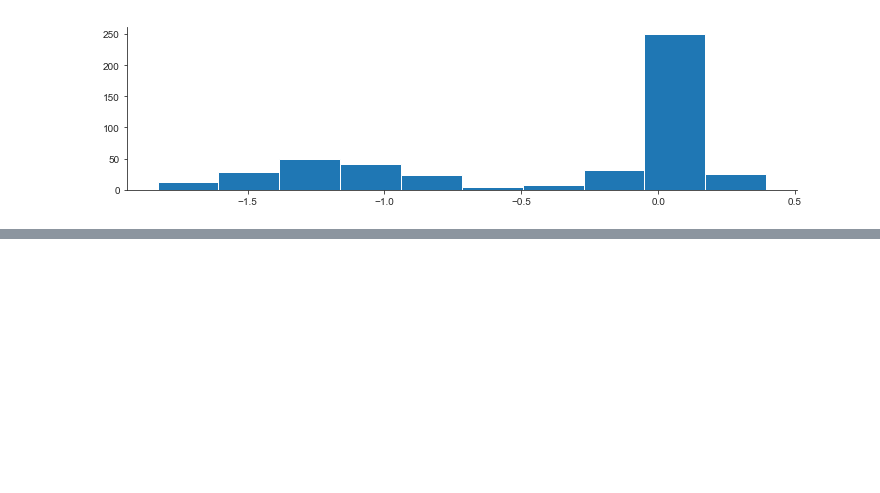
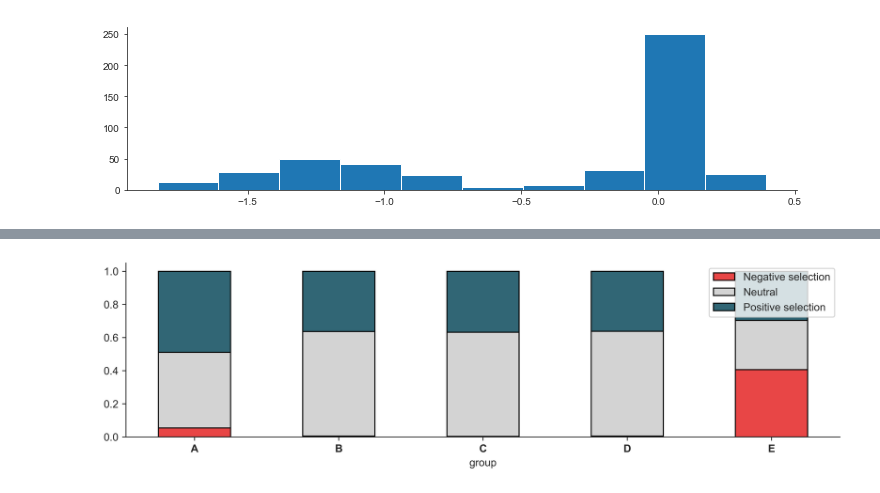
Before and after one commit to cbg-ethz/shm, a Jupyter notebook: analysis/a-structured_hierarchical_linear_models.ipynb, the cells around one changed output, grey strips where cells are left out. Cells and saved outputs as stored; diff of their text form; code cells hidden in the pictures; blank space fills up the shorter version.

```diff
--- a/analysis/a-structured_hierarchical_linear_models.ipynb
+++ b/analysis/a-structured_hierarchical_linear_models.ipynb
@@ -296,0 +313,10 @@ plt.hist(np.mean(trace['gamma'], 0)[list(model._index_to_gene.keys())]);
+# %%
+def f(x):
+    s = pd.Series(x).value_counts()
+    s /= np.sum(s)
+    keys = list(map(str, s.keys()))
+    d = {e: i for e, i in zip(keys, s)}
+    for k in np.setdiff1d(np.array(['0', '1', '2']), keys):
+        d[k] = 0.0
+    return np.array([d[k] for k in sorted(d.keys())])
+f(trace['z'][:,42])
@@ -296,0 +325,6 @@ plt.hist(np.mean(trace['gamma'], 0)[list(model._index_to_gene.keys())]);
+# %%
+s = np.apply_along_axis(lambda x: f(x), 0, trace['z']);
+# %%
+ss = s.T
+# %%
+ss = ss[:5,:]
@@ -296,0 +345,23 @@ plt.hist(np.mean(trace['gamma'], 0)[list(model._index_to_gene.keys())]);
+# %%
+
+bars = np.add(ss[:,0], ss[:,1]).tolist()
+r = arange(ss.shape[0])
+names = ['A','B','C','D','E']
+barWidth = .5
+fig, ax = plt.subplots(dpi=720)
+
+# Create brown bars
+ax.bar(r, ss[:,0], color='#E84646', edgecolor='black', width=barWidth, label="Negative selection")
+# Create green bars (middle), on top of the firs ones
+ax.bar(r, ss[:,1], bottom=ss[:,0], color='lightgrey', edgecolor='black', width=barWidth, label="Neutral")
+# Create green bars (top)
+ax.bar(r, ss[:,2], bottom=bars, color='#316675', edgecolor='black', width=barWidth, label="Positive selection")
+
+# Custom X axis
+plt.xticks(r, names, fontweight='bold')
+plt.xlabel("group")
+plt.legend()
+sns.despine()
+plt.show()
+# %% [output]
+[figure, added]
```
Also changed, not shown: parts of 8 cells of this notebook, 3 other files.
